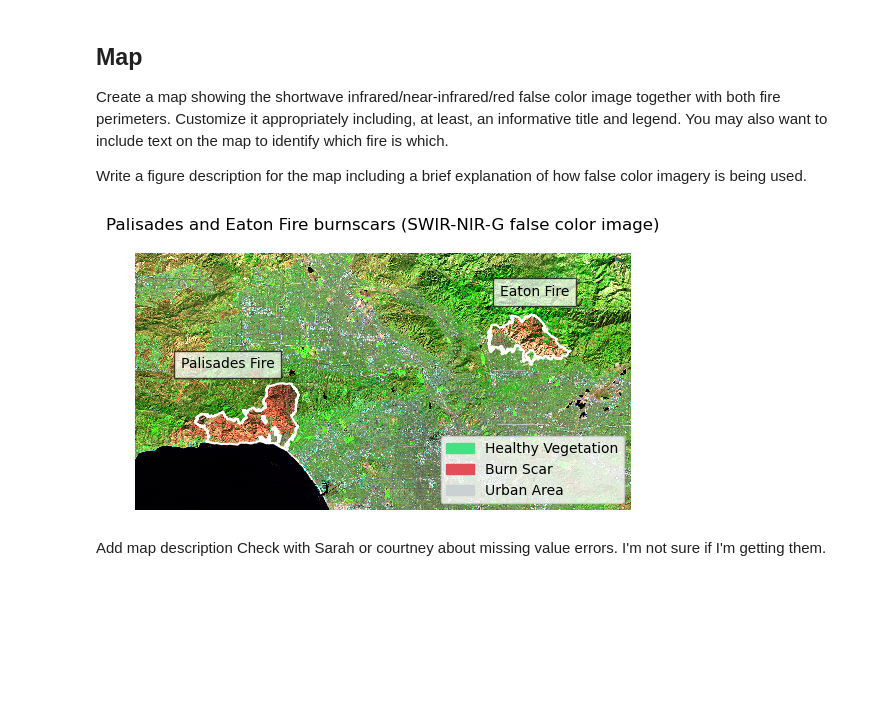
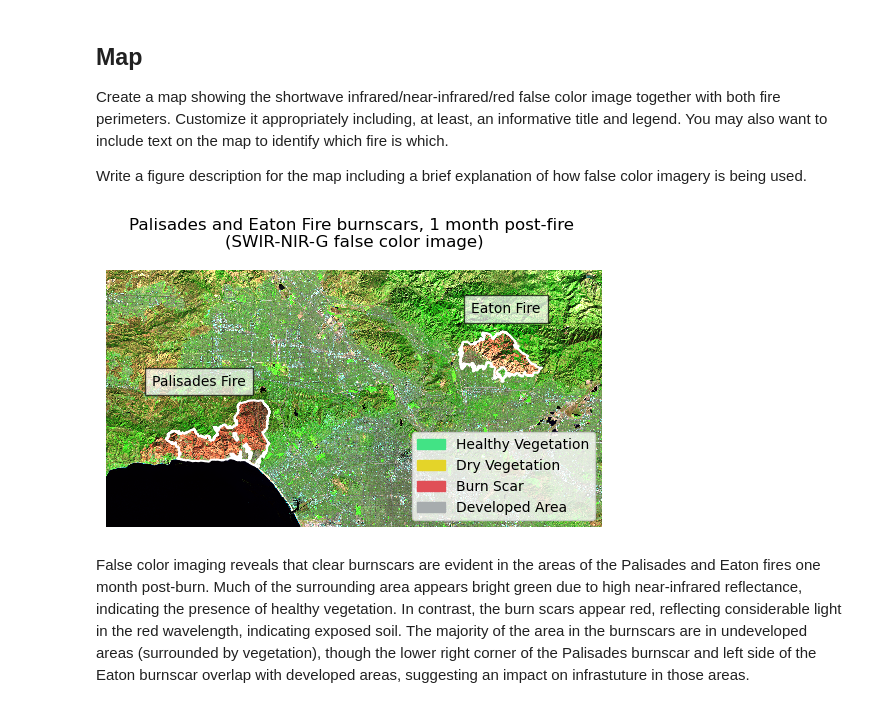
Before and after one commit to gingersknapp/eds220-hwk4, a Jupyter notebook: hwk4-task2-false-color-KNAPP.ipynb, the cells around one changed output. Drawn from its saved outputs; the diff is of its cells as text; code cells hidden in the pictures; blank space fills up the shorter version.

Commit message:
Update map descriptions

```diff
--- a/hwk4-task2-false-color-KNAPP.ipynb
+++ b/hwk4-task2-false-color-KNAPP.ipynb
@@ -225,37 +247,38 @@ ax.axis('off')
  .to_dataarray()                     # Convert to dataArray
  .plot.imshow(robust= True, ax = ax))
 
 # Add Eaton Fire perimeter
 eaton.to_crs(burnscar.rio.crs).plot(
     ax = ax,
     facecolor = 'none',
     edgecolor = 'white',
     linewidth = 1.5,
     label = "Eaton Fire")
 
  # Add Palisades Fire perimeter
 palisades.to_crs(burnscar.rio.crs).plot(
     ax = ax,
     facecolor = 'none',
     edgecolor = 'white',
     linewidth =1.5,
     label = "Palisades Fire")
 
 color_scale = [Patch(facecolor="#42E385", edgecolor="#42E385",
                          label='Healthy Vegetation'),
+               Patch(facecolor="#E4D429", edgecolor= "#E4D429",
+                                        label='Dry Vegetation'),
                Patch(facecolor="#E04F57", edgecolor= "#E04F57",
                          label='Burn Scar'),
-               Patch(facecolor="#CBD0D3", edgecolor="#CBD0D3",
-                         label='Urban Area')]
+               Patch(facecolor="#A7ACAE", edgecolor="#A7ACAE",
+                         label='Developed Area')]
 
 
-ax.set_title("Palisades and Eaton Fire burnscars (SWIR-NIR-G false color image)")
+ax.set_title("Palisades and Eaton Fire burnscars, 1 month post-fire \n(SWIR-NIR-G false color image)")
 ax.legend(handles = color_scale, loc = 'lower right')
 ax.text(395000, 3792000, "Eaton Fire", bbox ={'facecolor': 'white', 'alpha': 0.7, 'pad': 5})
 ax.text(342000, 3780000, "Palisades Fire", bbox ={'facecolor': 'white', 'alpha': 0.7, 'pad': 5})
 plt.show()
 # %% [output]
-[figure, old version]
+[figure, new version]
 # %% [markdown]
-Add map description
-Check with Sarah or courtney about missing value errors.   I'm not sure if I'm getting them.
+False color imaging reveals that clear burnscars are evident in the areas of the Palisades and Eaton fires one month post-burn.  Much of the surrounding area appears bright green due to high near-infrared reflectance, indicating the presence of healthy vegetation.  In contrast, the burn scars appear red, reflecting considerable light in the red wavelength, indicating exposed soil.  The majority of the area in the burnscars are in undeveloped areas (surrounded by vegetation), though the lower right corner of the Palisades burnscar and left side of the Eaton burnscar overlap with developed areas, suggesting an impact on infrastuture in those areas.
```
Also changed, not shown: parts of 8 cells of this notebook.
